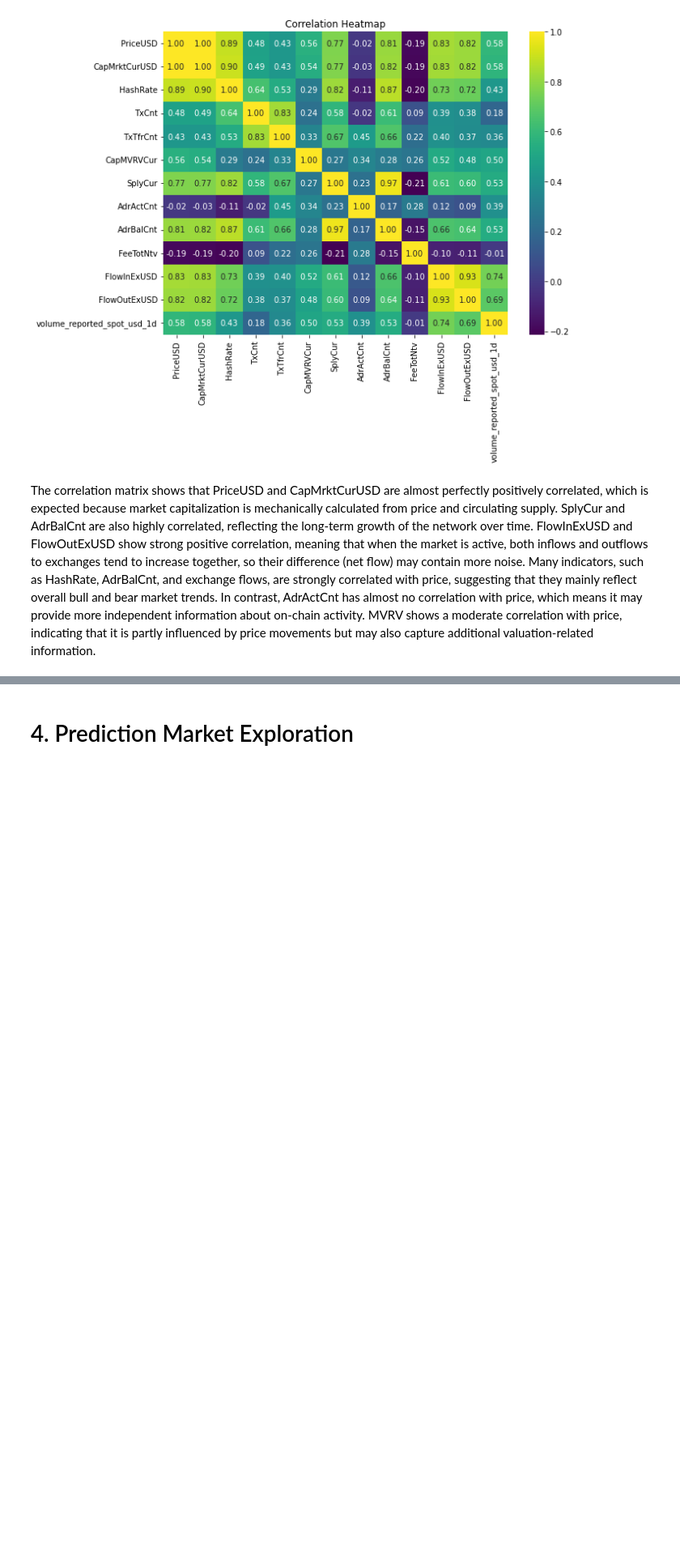
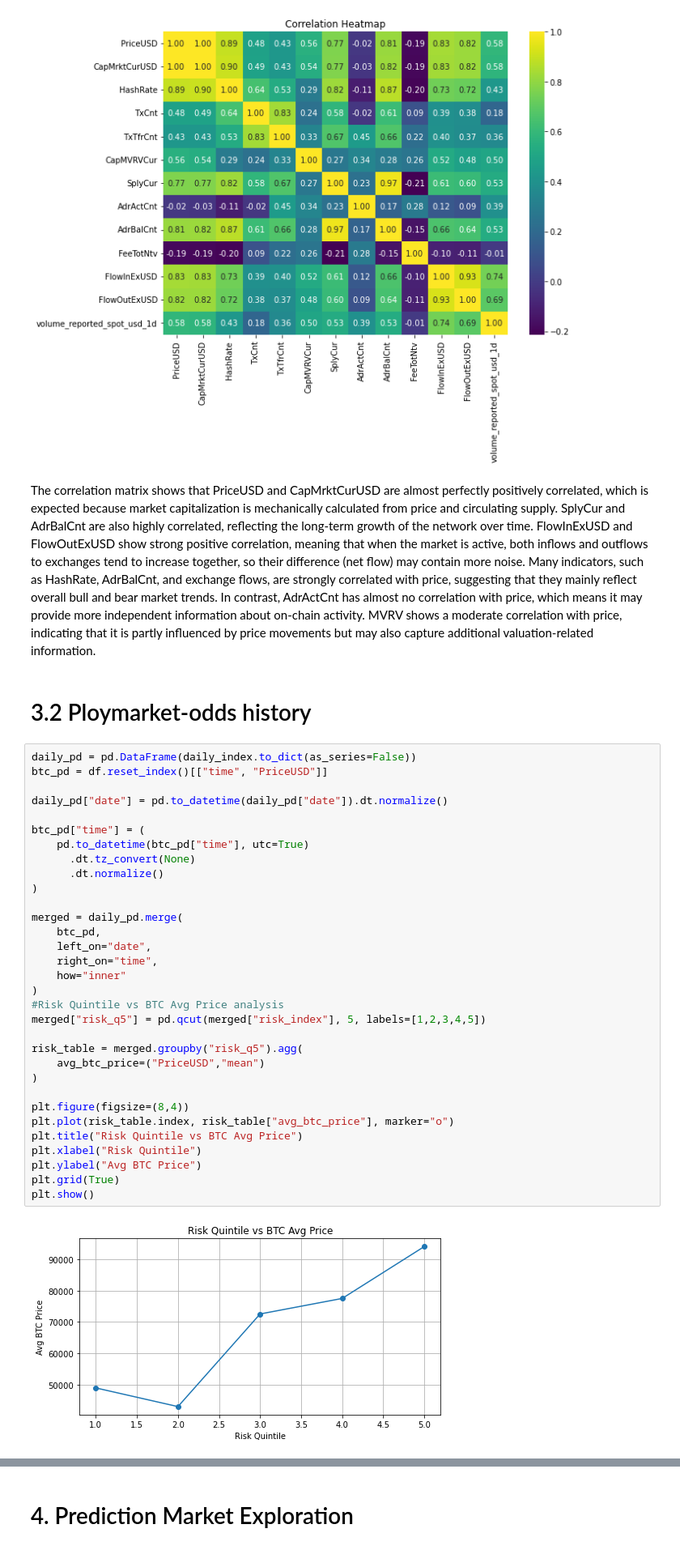
Before and after one commit to shuangvely/bitcoin-analytics-capstone-sp26-team08, a Jupyter notebook: eda/EDA_Executive.ipynb, the cells around one changed output, grey strips where cells are left out. Shown at 81% size. Drawn from its saved outputs; the diff is of its cells as text; blank space fills up the shorter version.

```diff
--- a/eda/EDA_Executive.ipynb
+++ b/eda/EDA_Executive.ipynb
@@ -179,3 +321,39 @@ plt.show()
 [figure]
 # %% [markdown]
 The correlation matrix shows that PriceUSD and CapMrktCurUSD are almost perfectly positively correlated, which is expected because market capitalization is mechanically calculated from price and circulating supply. SplyCur and AdrBalCnt are also highly correlated, reflecting the long-term growth of the network over time. FlowInExUSD and FlowOutExUSD show strong positive correlation, meaning that when the market is active, both inflows and outflows to exchanges tend to increase together, so their difference (net flow) may contain more noise. Many indicators, such as HashRate, AdrBalCnt, and exchange flows, are strongly correlated with price, suggesting that they mainly reflect overall bull and bear market trends. In contrast, AdrActCnt has almost no correlation with price, which means it may provide more independent information about on-chain activity. MVRV shows a moderate correlation with price, indicating that it is partly influenced by price movements but may also capture additional valuation-related information.
+# %% [markdown]
+# 3.2 Ploymarket-odds history
+# %%
+daily_pd = pd.DataFrame(daily_index.to_dict(as_series=False))
+btc_pd = df.reset_index()[["time", "PriceUSD"]]
+
+daily_pd["date"] = pd.to_datetime(daily_pd["date"]).dt.normalize()
+
+btc_pd["time"] = (
+    pd.to_datetime(btc_pd["time"], utc=True)
+      .dt.tz_convert(None)
+      .dt.normalize()
+)
+
+merged = daily_pd.merge(
+    btc_pd,
+    left_on="date",
+    right_on="time",
+    how="inner"
+)
+#Risk Quintile vs BTC Avg Price analysis
+merged["risk_q5"] = pd.qcut(merged["risk_index"], 5, labels=[1,2,3,4,5])
+
+risk_table = merged.groupby("risk_q5").agg(
+    avg_btc_price=("PriceUSD","mean")
+)
+
+plt.figure(figsize=(8,4))
+plt.plot(risk_table.index, risk_table["avg_btc_price"], marker="o")
+plt.title("Risk Quintile vs BTC Avg Price")
+plt.xlabel("Risk Quintile")
+plt.ylabel("Avg BTC Price")
+plt.grid(True)
+plt.show()
+# %% [output]
+[figure, added]
```
Also changed, not shown: parts of 6 cells of this notebook.
